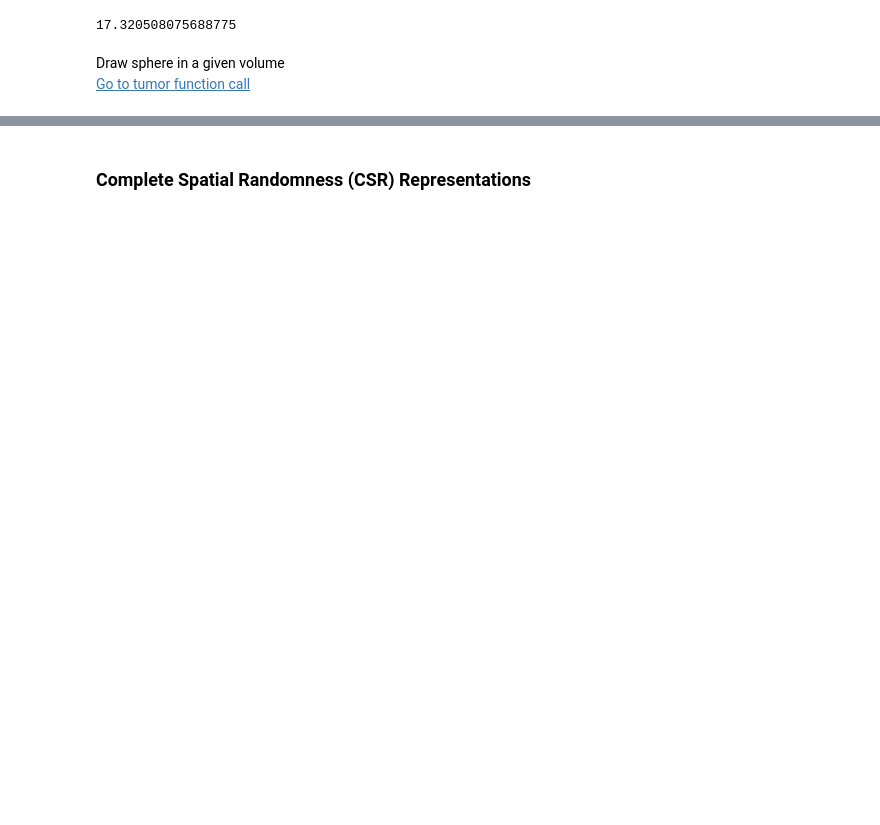
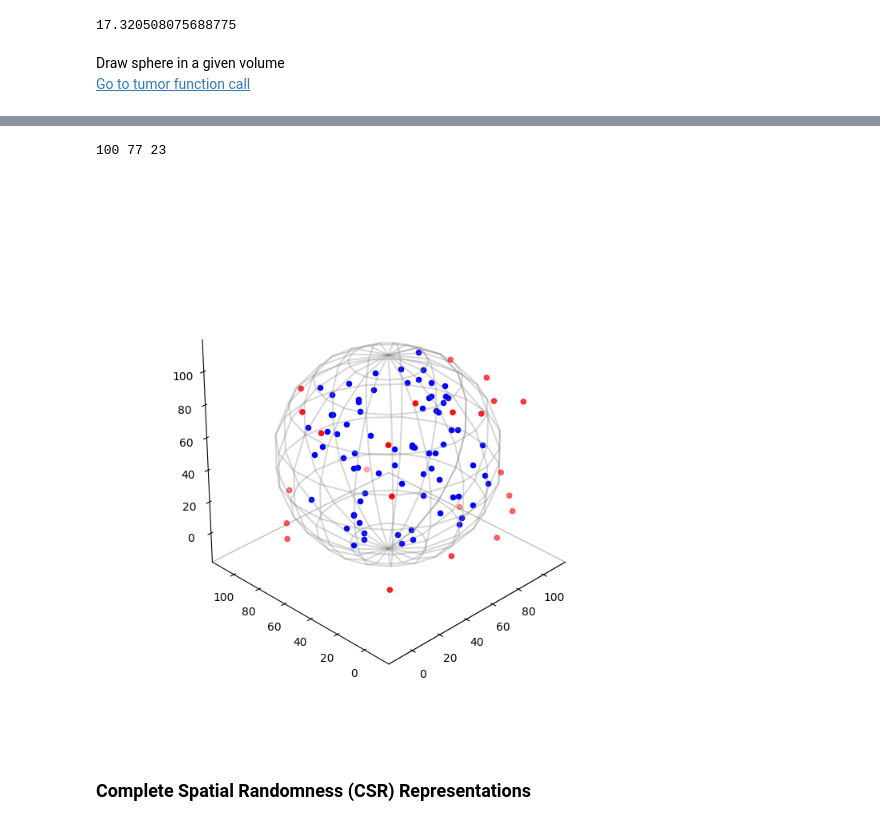
Before and after one commit to dkermany/mdspacer, a Jupyter notebook: ipynb/confocal_3D/Spatial3D.ipynb, the cells around one changed output, grey strips where cells are left out. Cells and saved outputs as stored; diff of their text form; code cells hidden in the pictures; blank space fills up the shorter version.

```diff
--- a/ipynb/confocal_3D/Spatial3D.ipynb
+++ b/ipynb/confocal_3D/Spatial3D.ipynb
@@ -771,36 +766,54 @@ volume_mask = np.ones((100, 310, 310))
 # %%
-### Visualize Univariate Points Within Sphere
+## Visualize Univariate Points Within Sphere
 
-# test_random_points = stats.uniform.rvs(0, 100, (100,3))
-# test_tree = spatial.cKDTree(test_random_points)
-# idx_in = test_tree.query_ball_point((50,50,50),20)
+test_radius = 60
+test_center = (50, 50, 50)
 
-# idx_out = np.ones(len(test_random_points), bool)
-# idx_out[idx_in] = 0
+test_random_points = stats.uniform.rvs(0, 100, (100,3))
+test_tree = spatial.cKDTree(test_random_points)
+idx_in = test_tree.query_ball_point(test_center, test_radius)
 
-# pts_inside_radius = test_random_points[idx_in]
-# pts_outside_radius = test_random_points[idx_out]
+idx_out = np.ones(len(test_random_points), bool)
+idx_out[idx_in] = 0
 
-# print(len(test_random_points), len(pts_inside_radius), len(pts_outside_radius))
+pts_inside_radius = test_random_points[idx_in]
+pts_outside_radius = test_random_points[idx_out]
 
-# ix, ox = pts_inside_radius[:, 0], pts_outside_radius[:, 0]
-# iy, oy = pts_inside_radius[:, 1], pts_outside_radius[:, 1]
-# iz, oz = pts_inside_radius[:, 2], pts_outside_radius[:, 2]
+print(len(test_random_points), len(pts_inside_radius), len(pts_outside_radius))
 
-# fig = plt.figure()
-# ax = fig.add_subplot(projection='3d')
-# set_aspect_ratio_equal(ax)
-# ax.scatter(ix,iy,iz, color="b",marker="o", depthshade=0)
-# ax.scatter(ox,oy,oz,color="r",marker="o", depthshade=1)
+ix, ox = pts_inside_radius[:, 0], pts_outside_radius[:, 0]
+iy, oy = pts_inside_radius[:, 1], pts_outside_radius[:, 1]
+iz, oz = pts_inside_radius[:, 2], pts_outside_radius[:, 2]
 
+fig = plt.figure(figsize=(7,7))
+ax = fig.add_subplot(projection='3d')
+set_aspect_ratio_equal(ax)
+ax.scatter(ix,iy,iz, color="b",marker="o", depthshade=0)
+ax.scatter(ox,oy,oz,color="r",marker="o", depthshade=1)
 
-# scale = 20
-# # draw sphere
-# u, v = np.mgrid[0:2*np.pi:20j, 0:np.pi:10j]
-# cx = scale*np.cos(u)*np.sin(v)+50
-# cy = scale*np.sin(u)*np.sin(v)+50
-# cz = scale*np.cos(v)+50
-# ax.plot_wireframe(cx, cy, cz, color="gray", alpha=0.3)
+# Remove the grid
+ax.grid(False)
+# Optionally, remove the background pane as well
+ax.xaxis.pane.fill = False
+ax.yaxis.pane.fill = False
+ax.zaxis.pane.fill = False
+# Optionally, also remove the pane lines
+ax.xaxis.pane.set_edgecolor('w')
+ax.yaxis.pane.set_edgecolor('w')
+ax.zaxis.pane.set_edgecolor('gray')
+
+# draw sphere
+u, v = np.mgrid[0:2*np.pi:20j, 0:np.pi:10j]
+cx = test_radius*np.cos(u)*np.sin(v)+test_center[0]
+cy = test_radius*np.sin(u)*np.sin(v)+test_center[1]
+cz = test_radius*np.cos(v)+test_center[2]
+ax.plot_wireframe(cx, cy, cz, color="gray", alpha=0.3)
+
+ax.view_init(elev=30, azim=-135)
+plt.savefig("/home/dkermany/Desktop/sphere_large_1.png", dpi=600)
+# %% [output]
+100 77 23
+[figure, added]
 # %% [markdown]
 ### Complete Spatial Randomness (CSR) Representations
 # %%
```
Also changed, not shown: parts of 16 cells of this notebook, 1 other file.
